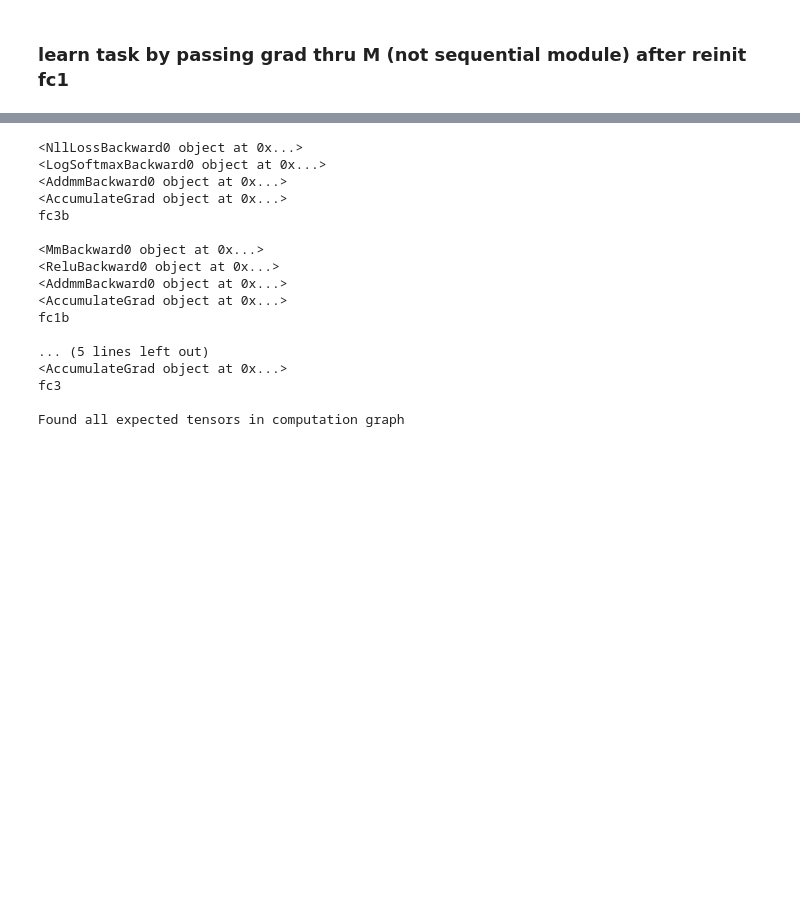
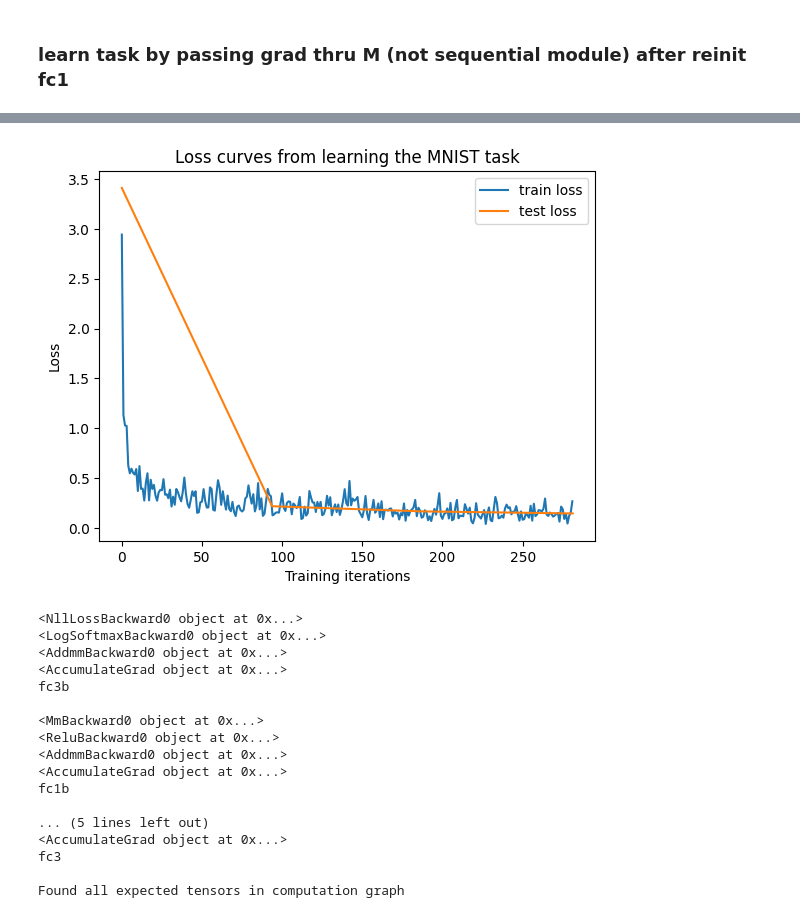
Before and after one commit to haoyucn/Decoupling-the-Backward-Pass-Using-Abstracted-Gradients, a Jupyter notebook: m_verify_grad.ipynb, the cells around one changed output, grey strips where cells are left out. Cells and saved outputs as stored; diff of their text form; code cells hidden in the pictures; blank space fills up the shorter version.

```diff
--- a/m_verify_grad.ipynb
+++ b/m_verify_grad.ipynb
@@ -19,7 +19,7 @@ torch.manual_seed(random_seed)
 # %% [output]
 <torch._C.Generator at 0x...>
 # %%
-ds_name = 'fashionmnist'
+ds_name = 'mnist'
 train_loader, test_loader = get_train_test_loader(ds_name)
 # %% [markdown]
 ### train teacher net
@@ -117,5 +119,11 @@ Test set: Avg. loss: 0.4405, Accuracy: 8405/10000 (84%)
 # %% [markdown]
 ### learn task by passing grad thru M (not sequential module) after reinit fc1
+# %%
+train_losses = []
+train_counter = []
+test_losses = []
+test_accs = []
+test_counter = [i*len(train_loader.dataset) for i in range(n_epochs + 1)]
 # %%
 # freeze weights in distilled layers
 for n,p in mGen.named_parameters():
@@ -148,3 +156,26 @@ Test set: Avg. loss: 0.4539, Accuracy: 8371/10000 (84%)
+# %%
+import matplotlib.pyplot as plt
+import numpy as np
+
+# print(test_losses)
+# print(test_accs)
+# create loss plot w test and train loss
+e = len(train_loader.dataset) / batch_size_train / 10
+# print(e)
+plt.title('Loss curves from learning the MNIST task')
+plt.ylabel('Loss')
+plt.xlabel('Training iterations')
+
+plt.plot(np.arange(len(train_losses)), train_losses)
+plt.plot(np.arange(0, len(test_losses)*e, step=e), test_losses)
+plt.legend(['train loss', 'test loss'])
+plt.show()
+
+# create test acc plot
+# plt.plot(np.arange(len(test_accs)), test_accs)
+# plt.show()
+# %% [output]
+[figure, added]
 # %%
 # check to ensure loss not propagated thru sequential module layers
 
```
Also changed, not shown: parts of 5 cells of this notebook, 3 other files.
